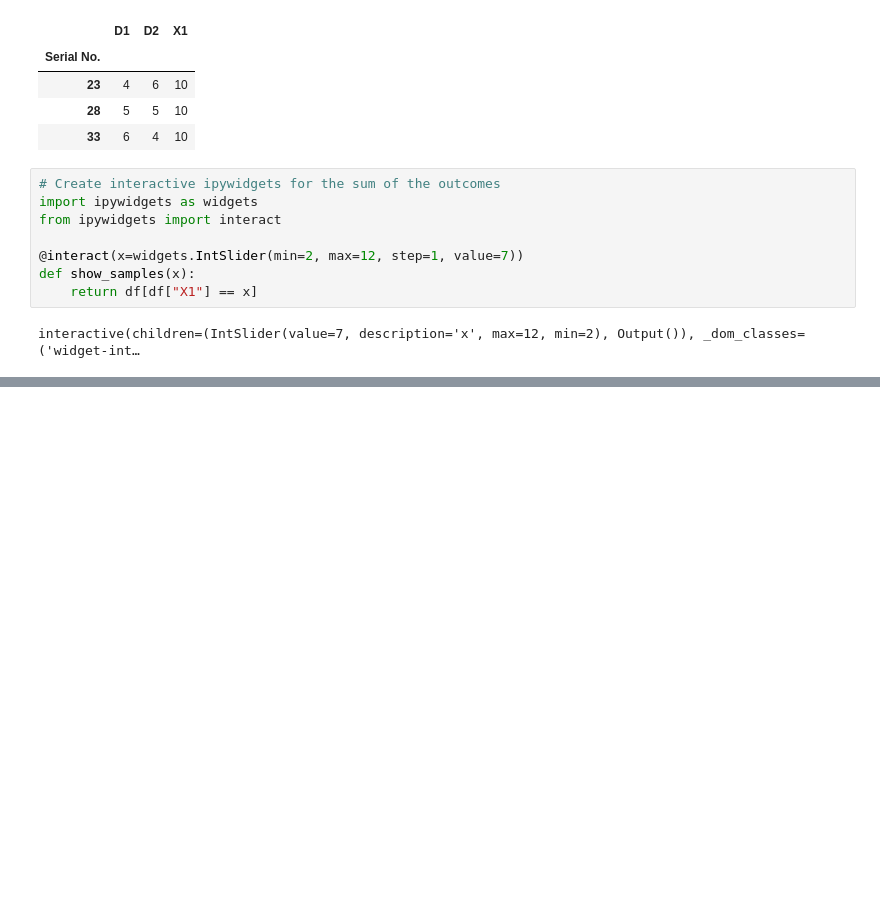
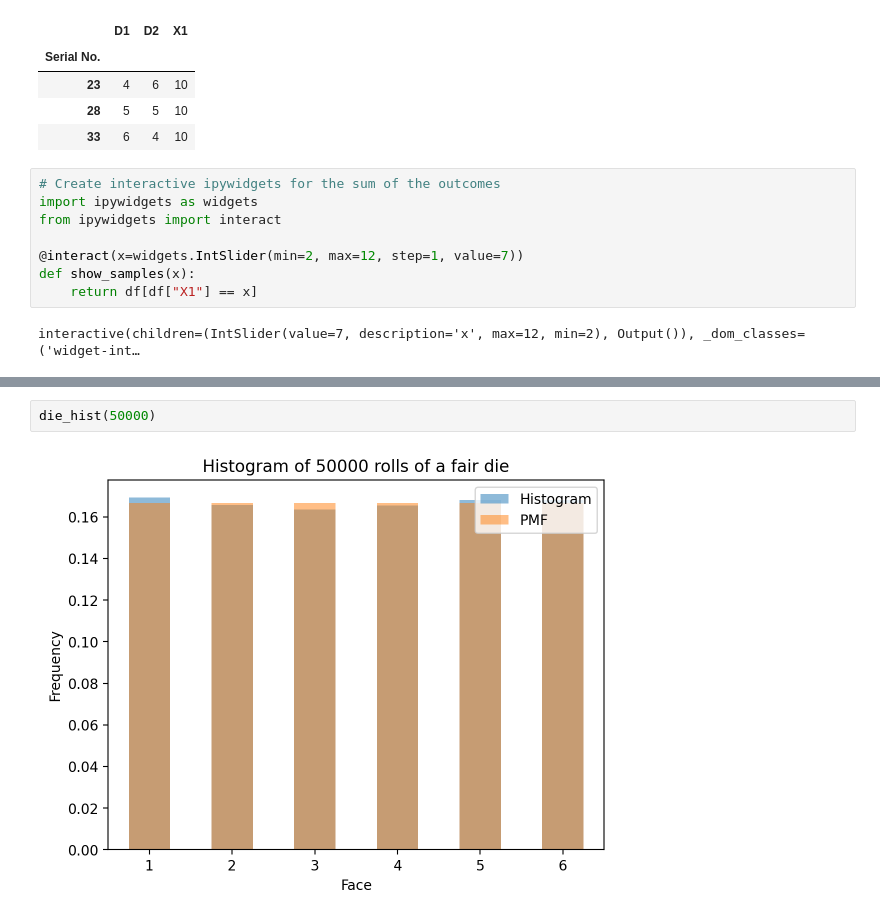
Before and after one commit to nipunbatra/psdv-teaching, a Jupyter notebook: notebooks/random-variables.ipynb, the cells around one changed output, grey strips where cells are left out. Saved outputs shown, nothing was run; the diff lists cells and outputs as text; blank space fills up the shorter version.

```diff
--- a/notebooks/random-variables.ipynb
+++ b/notebooks/random-variables.ipynb
@@ -147,0 +181,4 @@ interactive(children=(IntSlider(value=7, description='x', max=12, min=2), Output
+# %%
+die_hist(50000)
+# %% [output]
+[figure, added]
```
Also changed, not shown: parts of 6 cells of this notebook, 10 other files.
